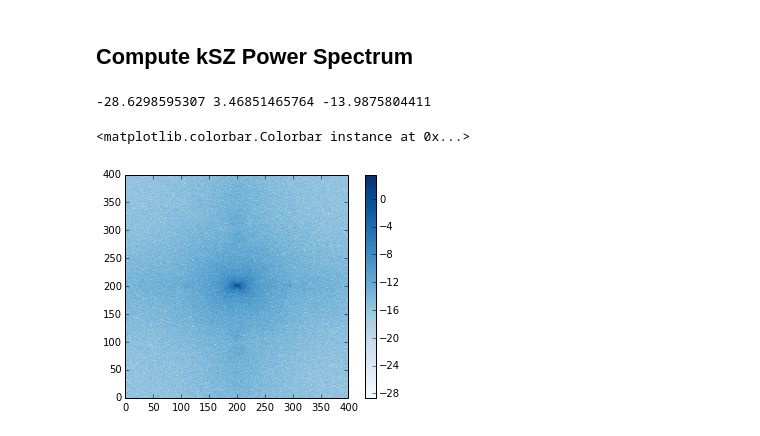
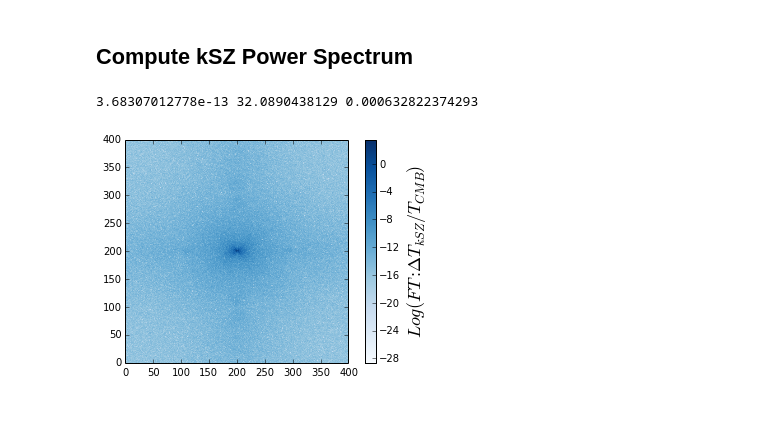
Before and after one commit to mpresley42/KSZ_21cm_Constraints, a Jupyter notebook: code/Python/ComputeTau.ipynb, the cells around one changed output. Cells and saved outputs as stored; diff of their text form; code cells hidden in the pictures.

```diff
--- a/code/Python/ComputeTau.ipynb
+++ b/code/Python/ComputeTau.ipynb
@@ -269,11 +269,10 @@ plt.ylabel(r"$\tau$",fontsize=20)
 # %% [markdown]
 ## Compute kSZ Power Spectrum
 # %%
-dTkSZ_FT=np.log(np.abs(np.fft.fftshift(np.fft.fftn(np.fft.fftshift(dTkSZ))))**2)
+dTkSZ_FT=np.abs(np.fft.fftshift(np.fft.fftn(np.fft.fftshift(dTkSZ))))**2 # (Mpc)^4
 print dTkSZ_FT.min(), dTkSZ_FT.max(), dTkSZ_FT.mean()
-plt.imshow(dTkSZ_FT,cmap='Blues',origin='lower')
-plt.colorbar()
+plt.imshow(np.log(dTkSZ_FT),cmap='Blues',origin='lower')
+cb=plt.colorbar();cb.set_label(r"$Log(FT:\Delta T_{kSZ}/T_{CMB})$",fontsize=18)
 # %% [output]
--28.6298595307 3.46851465764 -13.9875804411
+3.68307012778e-13 32.0890438129 0.000632822374293
-<matplotlib.colorbar.Colorbar instance at 0x...>
-[figure, old version]
+[figure, new version]
```
Also changed, not shown: parts of 3 cells of this notebook.
